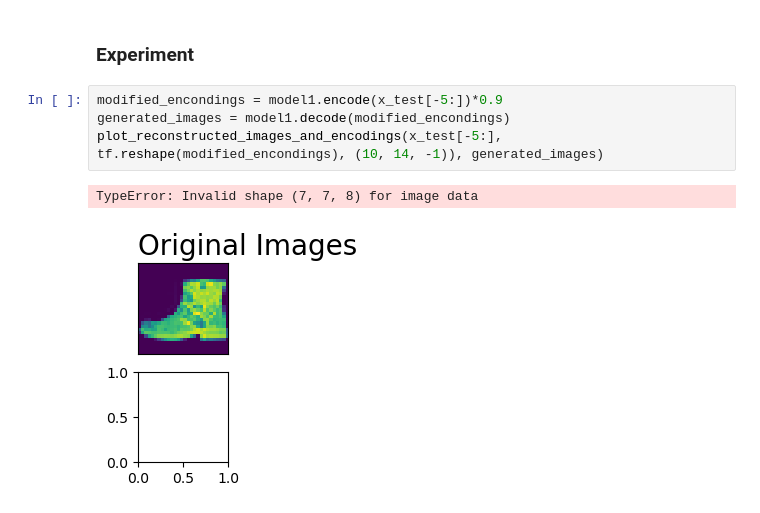
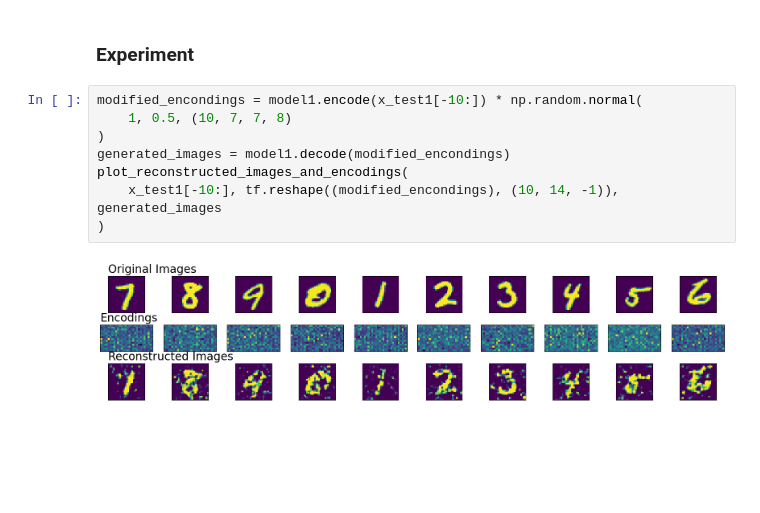
Before and after one commit to Ahmed-Rushdi/GAN_refresher, a Jupyter notebook: ae_refresher.ipynb, the cells around one changed output. Drawn from its saved outputs; the diff is of its cells as text; blank space fills up the shorter version.

```diff
--- a/ae_refresher.ipynb
+++ b/ae_refresher.ipynb
@@ -233,9 +233,12 @@ plot_reconstructed_images_and_encodings(
 # %% [markdown]
 ### Experiment
 # %%
-modified_encondings = model1.encode(x_test[-5:])*0.9
+modified_encondings = model1.encode(x_test1[-10:]) * np.random.normal(
+    1, 0.5, (10, 7, 7, 8)
+)
 generated_images = model1.decode(modified_encondings)
-plot_reconstructed_images_and_encodings(x_test[-5:], tf.reshape(modified_encondings), (10, 14, -1)), generated_images)
+plot_reconstructed_images_and_encodings(
+    x_test1[-10:], tf.reshape((modified_encondings), (10, 14, -1)), generated_images
+)
 # %% [output]
-TypeError: Invalid shape (7, 7, 8) for image data
-[figure, old version]
+[figure, new version]
```
Also changed, not shown: parts of 4 cells of this notebook.
